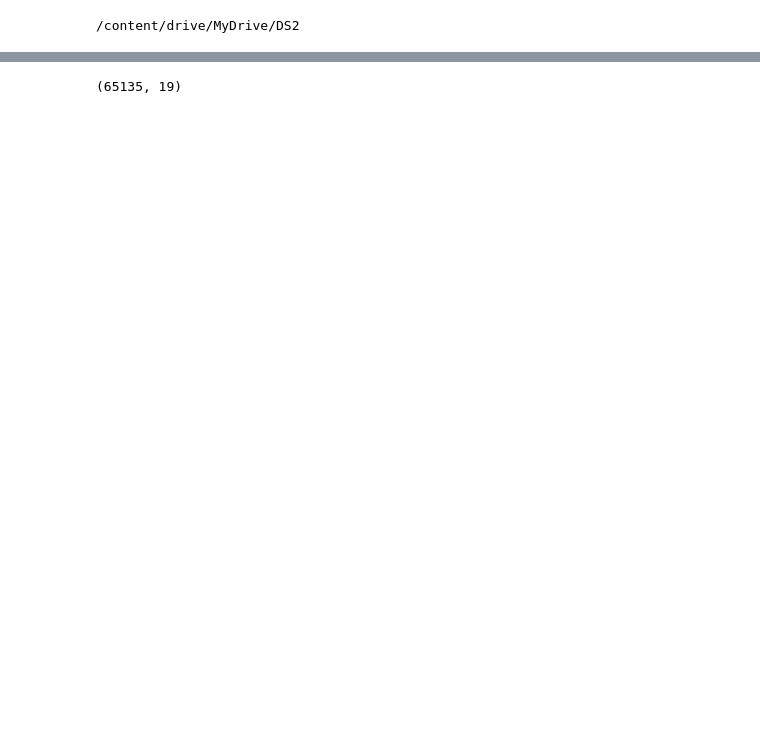
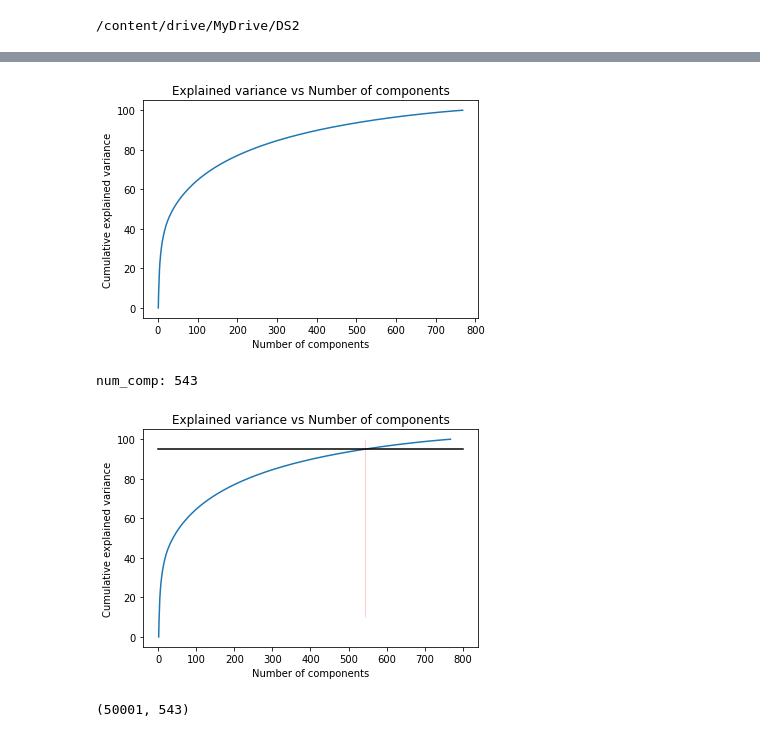
Before and after one commit to daominhkhanh20/DataScienceProject, a Jupyter notebook: Processing Description/PCA Description.ipynb, the cells around one changed output, grey strips where cells are left out. Saved outputs shown, nothing was run; the diff lists cells and outputs as text; code cells hidden in the pictures; blank space fills up the shorter version.

```diff
--- a/Processing Description/PCA Description.ipynb
+++ b/Processing Description/PCA Description.ipynb
@@ -10,2 +12,0 @@ import numpy as np
-# %%
-data = pd.read_csv('./dataset/Preprocessed_data.csv')
@@ -18,0 +13,39 @@ data.head(3)
+# %%
+def pcaFeature(data):
+    X = data
+    pca = PCA(n_components=768)
+    tmp = pca.fit_transform(X)
+    vr = pca.explained_variance_ratio_
+    variance_explained = []
+    for i in range(vr.shape[0]):
+        variance_explained.append(np.sum(vr[:i])*100)
+    def visulizeExplain(variance_explained):
+        sns.lineplot(x = range(1,769,1), y=variance_explained)
+        plt.xlabel("Number of components")
+        plt.ylabel("Cumulative explained variance")
+        plt.title("Explained variance vs Number of components")
+        plt.show()
+    def showRes(variance_explained,num_comp):
+        sns.lineplot(x = range(1,769,1), y=variance_explained)
+        sns.lineplot(x=[num_comp,num_comp,num_comp],y=[-10,50,100],lw = 5.5,color='red')
+        sns.lineplot(x=[0,400,800],y=[95,95,95],color='black')
+        plt.xlabel("Number of components")
+        plt.ylabel("Cumulative explained variance")
+        plt.title("Explained variance vs Number of components")
+        plt.show()
+    visulizeExplain(variance_explained)
+    variance_explained = np.array(variance_explained)
+    num_comp = np.where(variance_explained>95)[0][0]
+    print(f'num_comp: {num_comp}')
+    showRes(variance_explained,num_comp)
+    pca = PCA(n_components=num_comp)
+    pca = pca.fit(X)
+    return pca
+# %%
+X = torch.load('./dataset/train_des.pth')
+# %%
+pca = pcaFeature(X)
+# %% [output]
+[figure, added]
+num_comp: 543
+[figure, added]
@@ -19,4 +54,4 @@ data.head(3)
 # %%
-data.shape
+pca_train.shape
 # %% [output]
-(65135, 19)
+(50001, 543)
```
Also changed, not shown: parts of 16 cells of this notebook, 5 other files.
